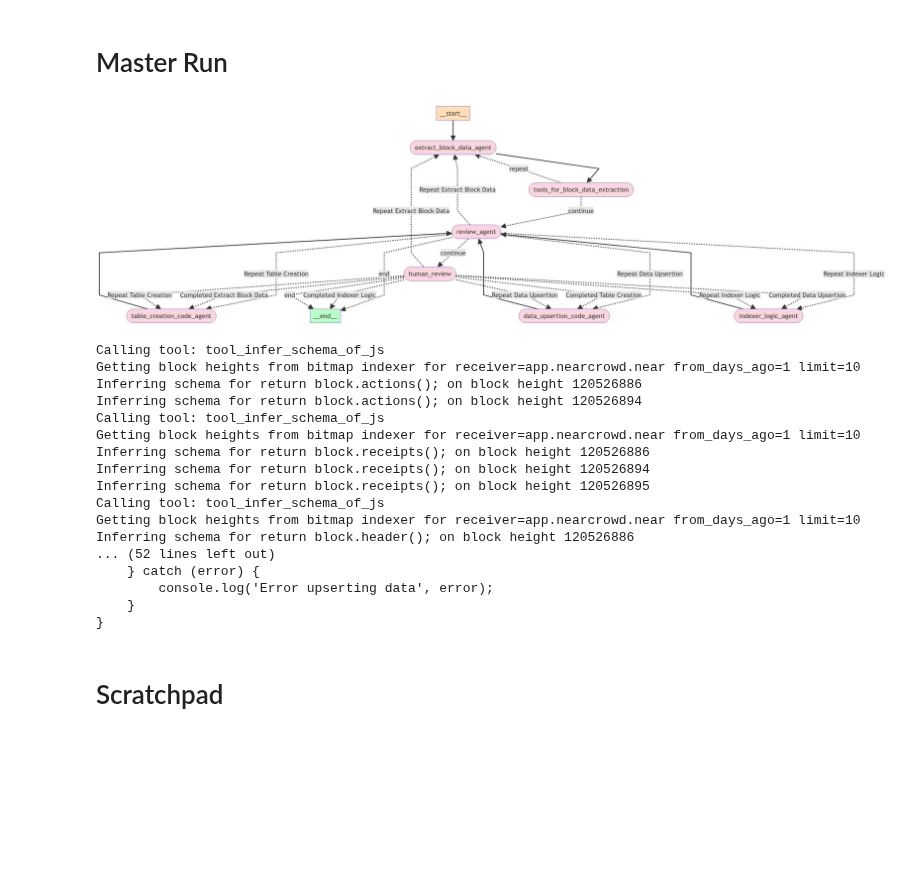
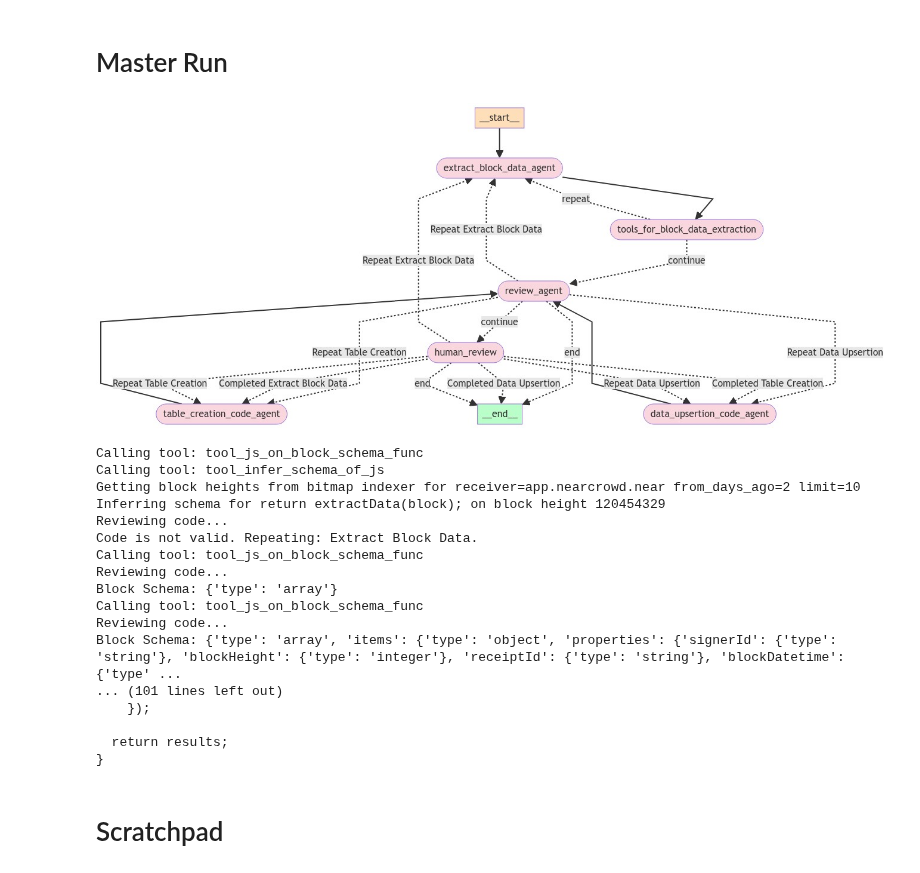
Before and after one commit to near/indexer-agent, a Jupyter notebook: SP_Agent_v1.ipynb, the cells around one changed output. Cells and saved outputs as stored; diff of their text form; code cells hidden in the pictures; blank space fills up the shorter version.

Commit message:
Improved prompts, removed final indexer logic step, and created main agent notebook

```diff
--- a/SP_Agent_v1.ipynb
+++ b/SP_Agent_v1.ipynb
@@ -35,31 +35,31 @@ os.environ["LANGCHAIN_PROJECT"] = os.getenv("LANGCHAIN_PROJECT")
 # %%
 from graph.master_graph import create_graph
 from langchain_core.messages import HumanMessage
 
 question = """
     Extract all FunctionCalls where receiverId is 'app.nearcrowd.near'. For each function call, I need signerId, block height, receiptId, block datetime, methodName.
     Also add all fields from args that are decoded from base64-encoded JSON. I only need actions for successful receipts.
-    Use block height 119688212 for parsing the JS code, and only pull data from the last 1 day.
+    Use block height 119688212 for parsing the JS code, and only pull data from the last 2 days.
     """
 
 inputs = {
     "messages":[HumanMessage(content=question)],
     "block_schema": "",
     "block_heights":[], # TO DO: Add in block height logging
     "extract_block_data_code":"",
     "table_creation_code":"",
     "data_upsertion_code": "",
     "indexer_logic":"",
     "iterations": 0,
     "error":"",
     "should_continue": False,
     }
 
 workflow = create_graph()
 app = workflow.compile()
 display(Image(app.get_graph(xray=True).draw_mermaid_png()))
 # %% [output]
-[figure, old version]
+[figure, new version]
 # %%
 # RUN MASTER APP
 result = app.invoke(inputs)
@@ -69,24 +69,25 @@ extract_block_data_code = result['extract_block_data_code'].replace("\\n","\n")
 data_upsertion_code = result['data_upsertion_code'].replace("\\n","\n")
 indexer_logic = result['indexer_logic'].replace("\\n","\n")
 print(f'SQL DDL: {table_creation_code}')
-print(f'Indexer Logic: {indexer_logic}')
+print(f'Data Upsertion Logic: {data_upsertion_code}')
+# print(f'Indexer Logic: {indexer_logic}')
 # %% [output]
+Calling tool: tool_js_on_block_schema_func
 Calling tool: tool_infer_schema_of_js
-Getting block heights from bitmap indexer for receiver=app.nearcrowd.near from_days_ago=1 limit=10
-Inferring schema for return block.actions(); on block height 120526886
-Inferring schema for return block.actions(); on block height 120526894
-Calling tool: tool_infer_schema_of_js
-Getting block heights from bitmap indexer for receiver=app.nearcrowd.near from_days_ago=1 limit=10
-Inferring schema for return block.receipts(); on block height 120526886
-Inferring schema for return block.receipts(); on block height 120526894
-Inferring schema for return block.receipts(); on block height 120526895
-Calling tool: tool_infer_schema_of_js
-Getting block heights from bitmap indexer for receiver=app.nearcrowd.near from_days_ago=1 limit=10
-Inferring schema for return block.header(); on block height 120526886
-... (52 lines left out)
-    } catch (error) {
-        console.log('Error upserting data', error);
-    }
+Getting block heights from bitmap indexer for receiver=app.nearcrowd.near from_days_ago=2 limit=10
+Inferring schema for return extractData(block); on block height 120454329
+Reviewing code...
+Code is not valid. Repeating: Extract Block Data.
+Calling tool: tool_js_on_block_schema_func
+Reviewing code...
+Block Schema: {'type': 'array'}
+Calling tool: tool_js_on_block_schema_func
+Reviewing code...
+Block Schema: {'type': 'array', 'items': {'type': 'object', 'properties': {'signerId': {'type': 'string'}, 'blockHeight': {'type': 'integer'}, 'receiptId': {'type': 'string'}, 'blockDatetime': {'type' ...
+... (101 lines left out)
+    });
+
+  return results;
 }
 # %% [markdown]
 # Scratchpad
```
Also changed, not shown: parts of 3 cells of this notebook, 9 other files.
